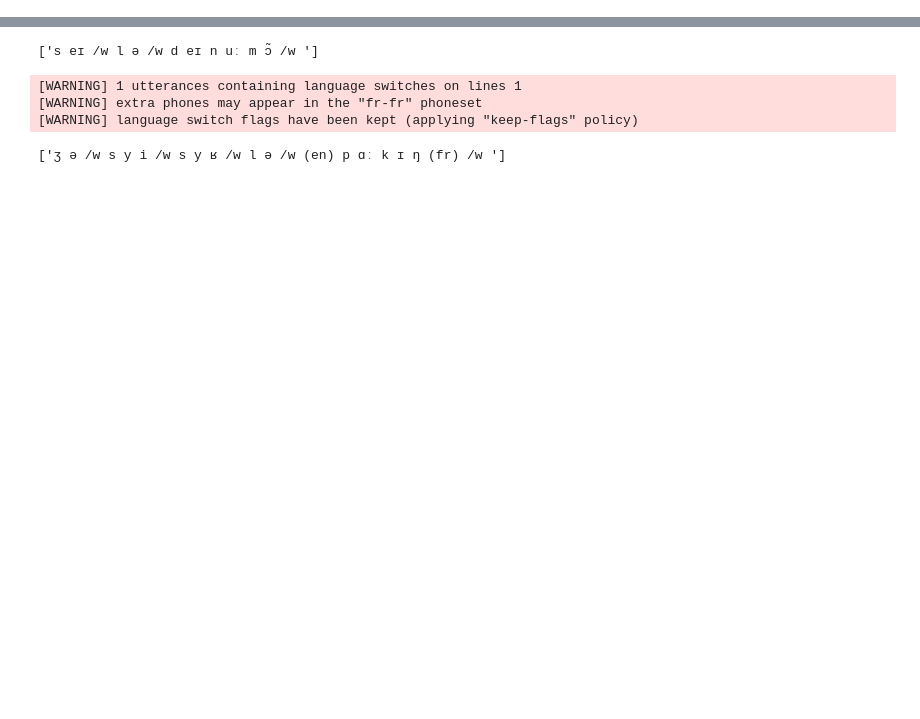
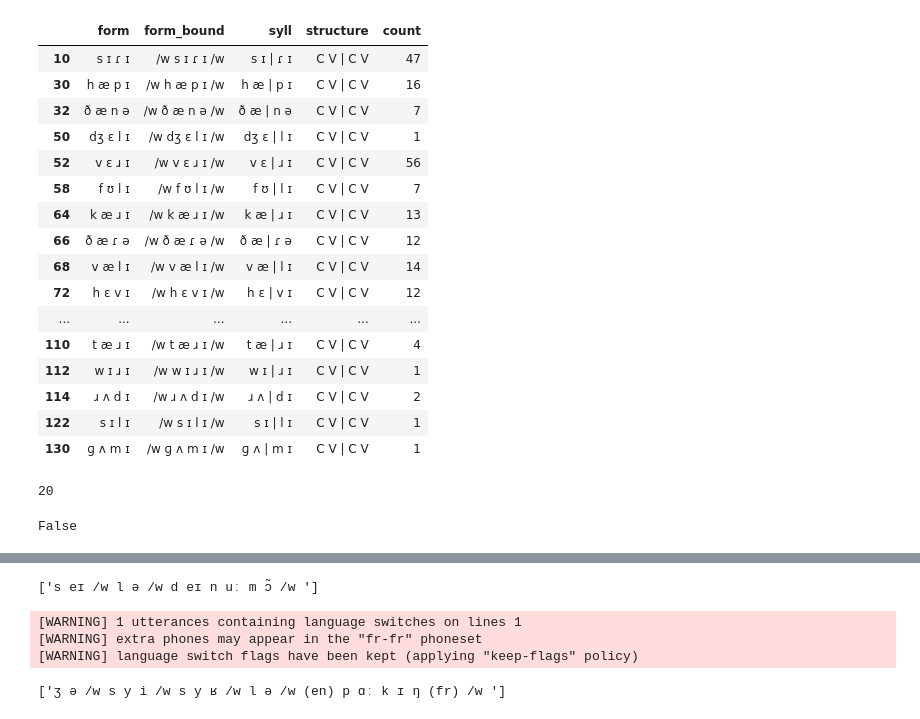
Before and after one commit to maureendss/protowuggy, a Jupyter notebook: scripts/Phonemising.ipynb, the cells around one changed output, grey strips where cells are left out. Saved outputs shown, nothing was run; the diff lists cells and outputs as text; code cells hidden in the pictures; blank space fills up the shorter version.

```diff
--- a/scripts/Phonemising.ipynb
+++ b/scripts/Phonemising.ipynb
@@ -94,0 +59,12 @@ True
+# %%
+w_df, nw_df = get_valid_ngrams(phon_dict)
+# %%
+def f(row):
+    if row['form_bound'].count('/w')==1:
+        val = "no_bound"
+    elif row['form_bound'].count('/w')==2:
+        val = "one_bound"
+    elif row['form_bound'].count('/w')==3:
+        val = "two_bound"
+    return val
+nw_df['nw_categ'] = nw_df.apply(f, axis=1)
@@ -94,0 +122,9 @@ True
+# %%
+common_struct = [x for x in w_struct if x in nw_struct]
+print("{} potential syllable structures".format(len(common_struct)))
+
+#Trimming the dfs so that we can do our matches
+cond = w_df['form'].isin(nw_df['form'])
+w_df = w_df.drop(w_df[cond].index, inplace = False)
+cond = nw_df['form'].isin(w_df['form'])
+nw_df = nw_df.drop(nw_df[cond].index, inplace = False)
@@ -94,0 +171,34 @@ True
+# %%
+structure = "C V | C V"
+high_freq[structure]=defaultdict(dict)
+low_freq[structure]=defaultdict(dict)
+w_tmp_df = w_df[w_df['structure'] == structure]
+nw_tmp_df = nw_df[nw_df['structure'] == structure]
+# %%
+w_tmp_df
+# %% [output]
+|  | form | form_bound | syll | structure | count |
+| 10 | s ɪ ɾ ɪ | /w s ɪ ɾ ɪ /w | s ɪ | ɾ ɪ | C V | C V | 47 |
+| 30 | h æ p ɪ | /w h æ p ɪ /w | h æ | p ɪ | C V | C V | 16 |
+| 32 | ð æ n ə | /w ð æ n ə /w | ð æ | n ə | C V | C V | 7 |
+| 50 | dʒ ɛ l ɪ | /w dʒ ɛ l ɪ /w | dʒ ɛ | l ɪ | C V | C V | 1 |
+| 52 | v ɛ ɹ ɪ | /w v ɛ ɹ ɪ /w | v ɛ | ɹ ɪ | C V | C V | 56 |
+| 58 | f ʊ l ɪ | /w f ʊ l ɪ /w | f ʊ | l ɪ | C V | C V | 7 |
+| 64 | k æ ɹ ɪ | /w k æ ɹ ɪ /w | k æ | ɹ ɪ | C V | C V | 13 |
+| 66 | ð æ ɾ ə | /w ð æ ɾ ə /w | ð æ | ɾ ə | C V | C V | 12 |
+| 68 | v æ l ɪ | /w v æ l ɪ /w | v æ | l ɪ | C V | C V | 14 |
+| 72 | h ɛ v ɪ | /w h ɛ v ɪ /w | h ɛ | v ɪ | C V | C V | 12 |
+| ... | ... | ... | ... | ... | ... |
+| 110 | t æ ɹ ɪ | /w t æ ɹ ɪ /w | t æ | ɹ ɪ | C V | C V | 4 |
+| 112 | w ɪ ɹ ɪ | /w w ɪ ɹ ɪ /w | w ɪ | ɹ ɪ | C V | C V | 1 |
+| 114 | ɹ ʌ d ɪ | /w ɹ ʌ d ɪ /w | ɹ ʌ | d ɪ | C V | C V | 2 |
+| 122 | s ɪ l ɪ | /w s ɪ l ɪ /w | s ɪ | l ɪ | C V | C V | 1 |
+| 130 | ɡ ʌ m ɪ | /w ɡ ʌ m ɪ /w | ɡ ʌ | m ɪ | C V | C V | 1 |
+# %%
+hf_threshold
+# %% [output]
+20
+# %%
+len(w_tmp_df[w_tmp_df['count']>=hf_threshold])>1
+# %% [output]
+False
```
Also changed, not shown: parts of 25 cells of this notebook, 2 other files.
